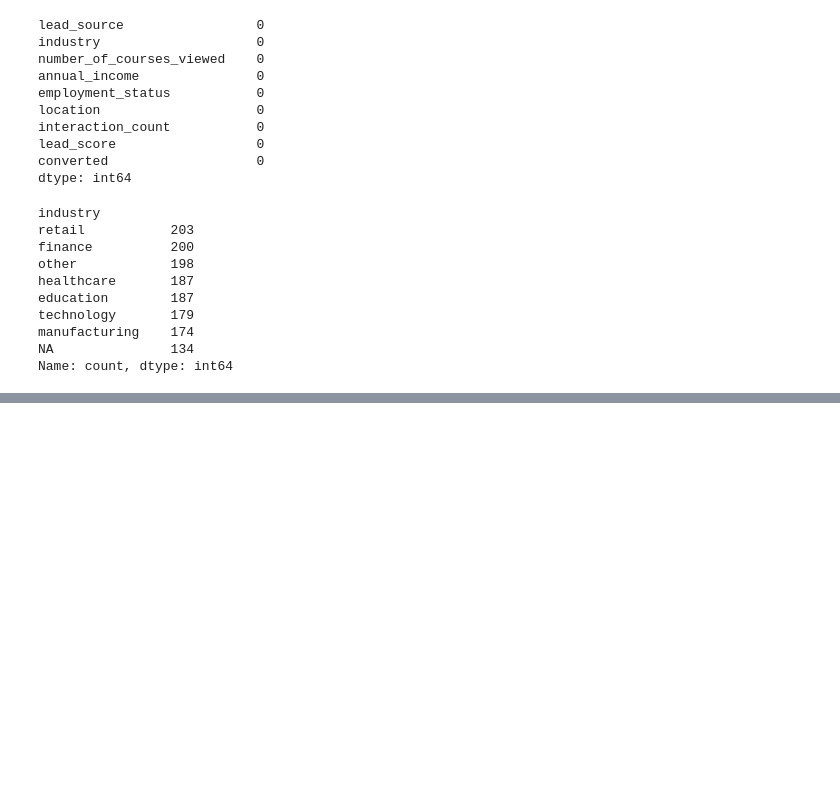
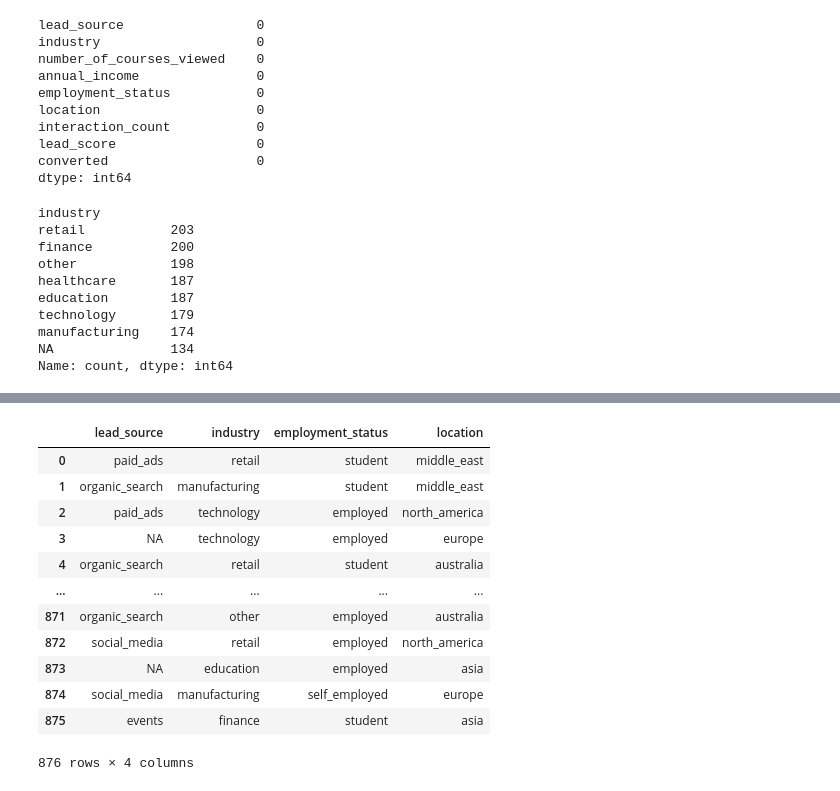
Before and after one commit to ungsur/machine-learning-zoomcamp-homework, a Jupyter notebook: 03-classification/Homework 3.ipynb, the cells around one changed output, grey strips where cells are left out. Saved outputs shown, nothing was run; the diff lists cells and outputs as text; code cells hidden in the pictures; blank space fills up the shorter version.

```diff
--- a/03-classification/Homework 3.ipynb
+++ b/03-classification/Homework 3.ipynb
@@ -137,0 +151,5 @@ AttributeError: 'Series' object has no attribute 'corrwith'
+# %%
+
+df_full_train, df_test = train_test_split(fdf, test_size=0.2, random_state=42)
+df_train, df_val = train_test_split(df_full_train, test_size=0.25, random_state=42)
+len(df_train), len(df_val), len(df_test)
@@ -137,0 +158,13 @@ AttributeError: 'Series' object has no attribute 'corrwith'
+# %%
+# reset index
+df_train = df_train.reset_index(drop=True)
+df_val = df_val.reset_index(drop=True)
+df_test = df_test.reset_index(drop=True)
+# Separate target variable
+y_train = df_train['converted'].values
+y_val = df_val['converted'].values
+y_test = df_test['converted'].values
+# Remove target variable from feature set
+del df_train['converted']
+del df_val['converted']
+del df_test['converted']
@@ -137,0 +187,2 @@ AttributeError: 'Series' object has no attribute 'corrwith'
+# %%
+categorical = list(fdf.dtypes[df.dtypes == 'object'].index)
@@ -137,0 +322,16 @@ AttributeError: 'Series' object has no attribute 'corrwith'
+# %%
+df_train[categorical]
+# %% [output]
+|  | lead_source | industry | employment_status | location |
+| 0 | paid_ads | retail | student | middle_east |
+| 1 | organic_search | manufacturing | student | middle_east |
+| 2 | paid_ads | technology | employed | north_america |
+| 3 | NA | technology | employed | europe |
+| 4 | organic_search | retail | student | australia |
+| ... | ... | ... | ... | ... |
+| 871 | organic_search | other | employed | australia |
+| 872 | social_media | retail | employed | north_america |
+| 873 | NA | education | employed | asia |
+| 874 | social_media | manufacturing | self_employed | europe |
+| 875 | events | finance | student | asia |
+876 rows × 4 columns
```
Also changed, not shown: parts of 29 cells of this notebook.
